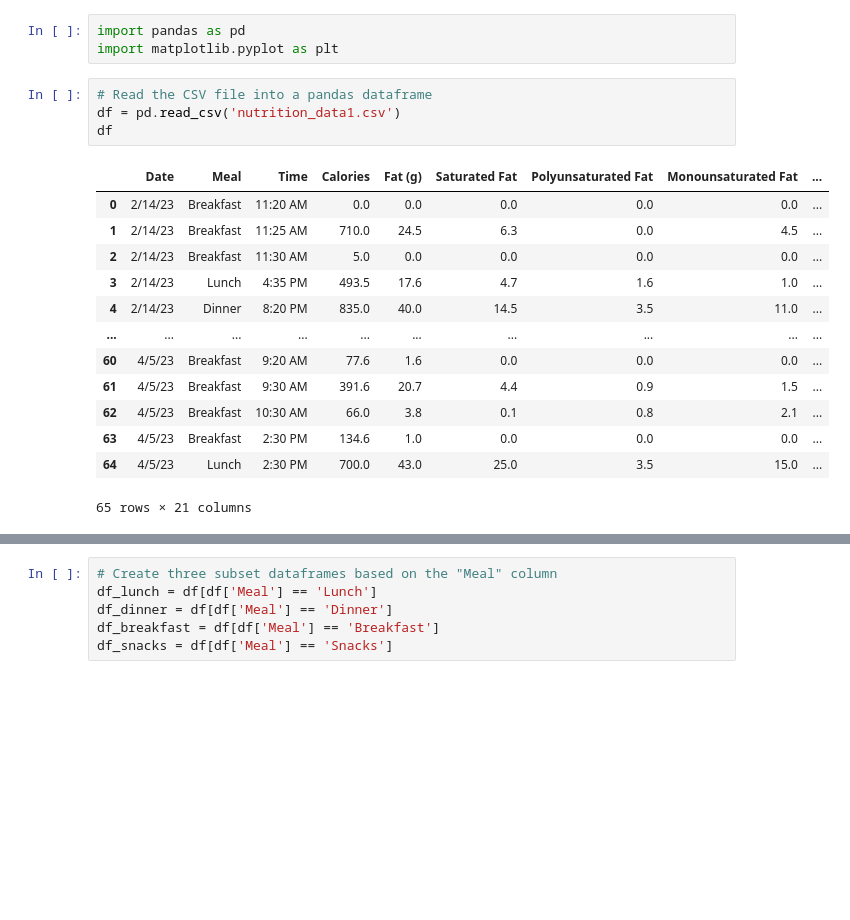
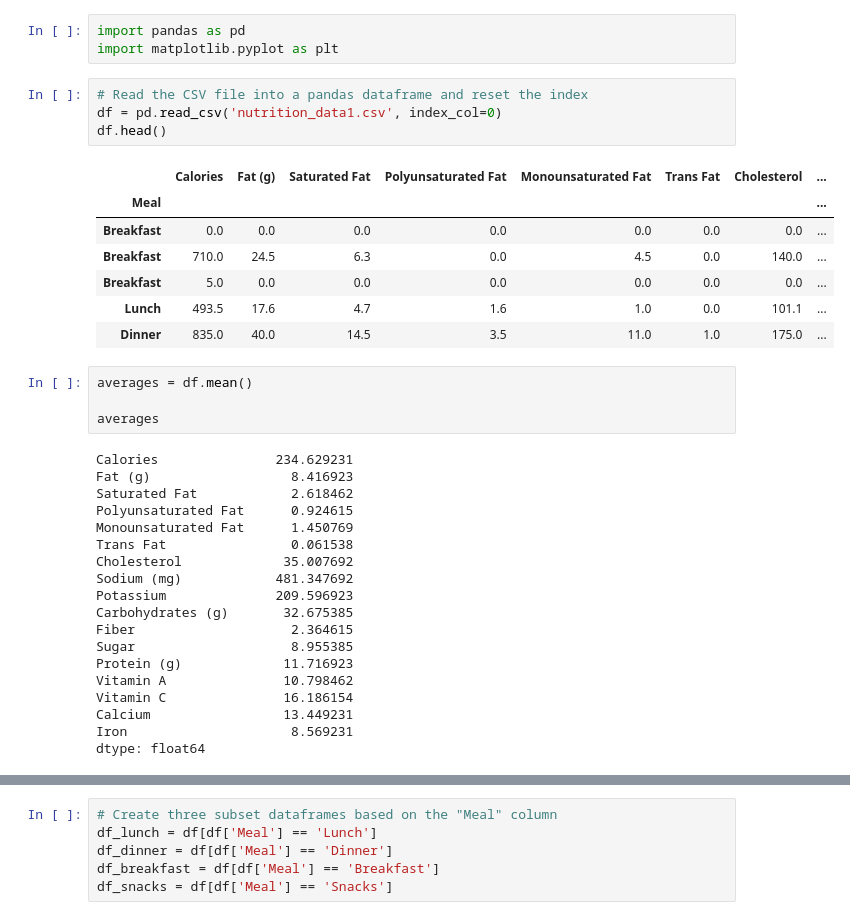
Before and after one commit to GuntherChung/inst388_data, a Jupyter notebook: insights.ipynb, the cells around one changed output, grey strips where cells are left out. Saved outputs shown, nothing was run; the diff lists cells and outputs as text; blank space fills up the shorter version.

```diff
--- a/insights.ipynb
+++ b/insights.ipynb
@@ -2,20 +2,37 @@
 import pandas as pd
 import matplotlib.pyplot as plt
 # %%
-# Read the CSV file into a pandas dataframe
-df = pd.read_csv('nutrition_data1.csv')
-df
+# Read the CSV file into a pandas dataframe and reset the index
+df = pd.read_csv('nutrition_data1.csv', index_col=0)
+df.head()
 # %% [output]
-|  | Date | Meal | Time | Calories | Fat (g) | Saturated Fat | Polyunsaturated Fat | Monounsaturated Fat | ... |
-| 0 | 2/14/23 | Breakfast | 11:20 AM | 0.0 | 0.0 | 0.0 | 0.0 | 0.0 | ... |
-| 1 | 2/14/23 | Breakfast | 11:25 AM | 710.0 | 24.5 | 6.3 | 0.0 | 4.5 | ... |
-| 2 | 2/14/23 | Breakfast | 11:30 AM | 5.0 | 0.0 | 0.0 | 0.0 | 0.0 | ... |
-| 3 | 2/14/23 | Lunch | 4:35 PM | 493.5 | 17.6 | 4.7 | 1.6 | 1.0 | ... |
-| 4 | 2/14/23 | Dinner | 8:20 PM | 835.0 | 40.0 | 14.5 | 3.5 | 11.0 | ... |
-| ... | ... | ... | ... | ... | ... | ... | ... | ... | ... |
-| 60 | 4/5/23 | Breakfast | 9:20 AM | 77.6 | 1.6 | 0.0 | 0.0 | 0.0 | ... |
-| 61 | 4/5/23 | Breakfast | 9:30 AM | 391.6 | 20.7 | 4.4 | 0.9 | 1.5 | ... |
-| 62 | 4/5/23 | Breakfast | 10:30 AM | 66.0 | 3.8 | 0.1 | 0.8 | 2.1 | ... |
-| 63 | 4/5/23 | Breakfast | 2:30 PM | 134.6 | 1.0 | 0.0 | 0.0 | 0.0 | ... |
-| 64 | 4/5/23 | Lunch | 2:30 PM | 700.0 | 43.0 | 25.0 | 3.5 | 15.0 | ... |
+|  | Calories | Fat (g) | Saturated Fat | Polyunsaturated Fat | Monounsaturated Fat | Trans Fat | Cholesterol | ... |
+| Meal |  |  |  |  |  |  |  | ... |
+| Breakfast | 0.0 | 0.0 | 0.0 | 0.0 | 0.0 | 0.0 | 0.0 | ... |
+| Breakfast | 710.0 | 24.5 | 6.3 | 0.0 | 4.5 | 0.0 | 140.0 | ... |
+| Breakfast | 5.0 | 0.0 | 0.0 | 0.0 | 0.0 | 0.0 | 0.0 | ... |
+| Lunch | 493.5 | 17.6 | 4.7 | 1.6 | 1.0 | 0.0 | 101.1 | ... |
+| Dinner | 835.0 | 40.0 | 14.5 | 3.5 | 11.0 | 1.0 | 175.0 | ... |
-65 rows × 21 columns
+# %%
+averages = df.mean()
+
+averages
+# %% [output]
+Calories               234.629231
+Fat (g)                  8.416923
+Saturated Fat            2.618462
+Polyunsaturated Fat      0.924615
+Monounsaturated Fat      1.450769
+Trans Fat                0.061538
+Cholesterol             35.007692
+Sodium (mg)            481.347692
+Potassium              209.596923
+Carbohydrates (g)       32.675385
+Fiber                    2.364615
+Sugar                    8.955385
+Protein (g)             11.716923
+Vitamin A               10.798462
+Vitamin C               16.186154
+Calcium                 13.449231
+Iron                     8.569231
+dtype: float64
```
Also changed, not shown: parts of 5 cells of this notebook, 5 other files.
